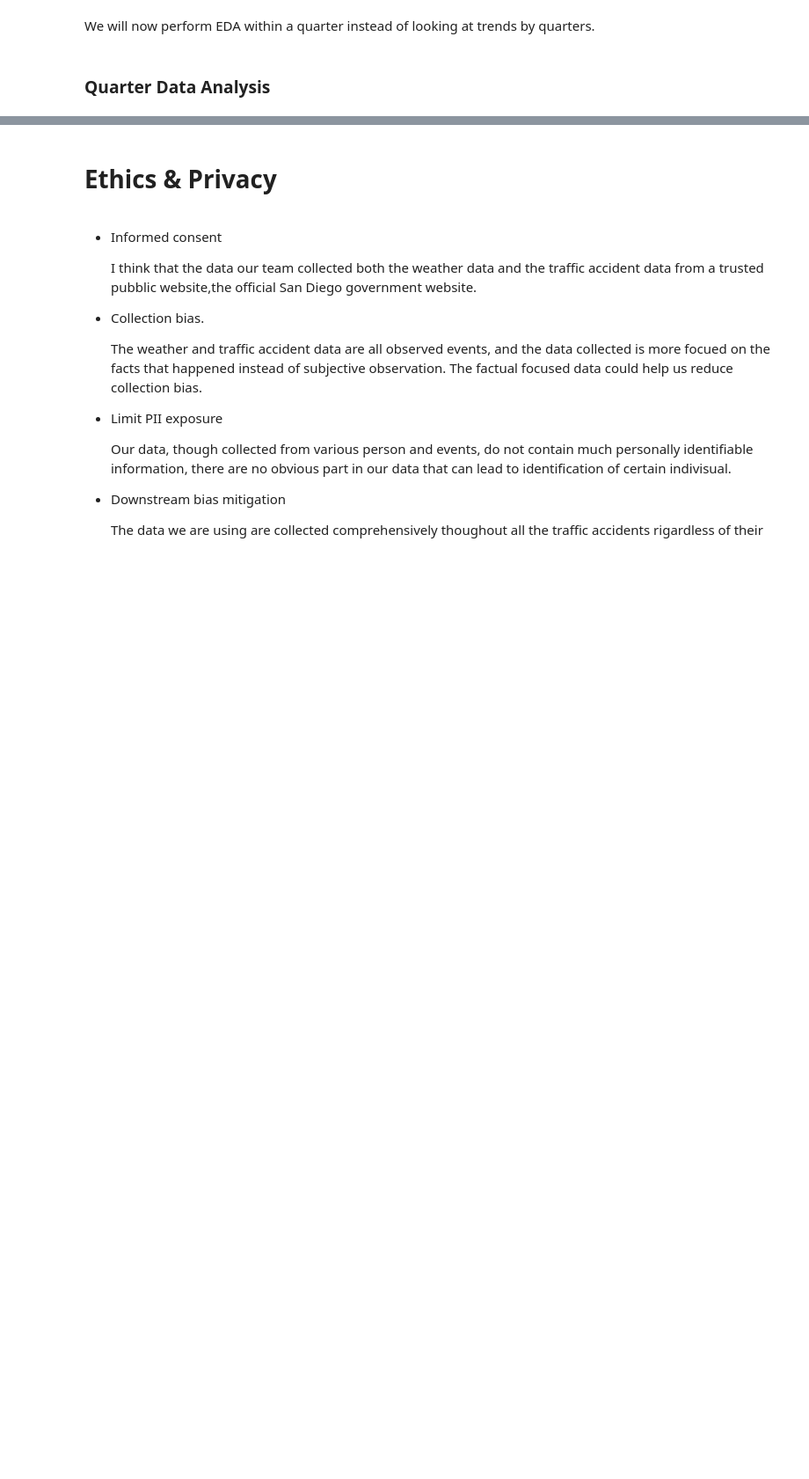
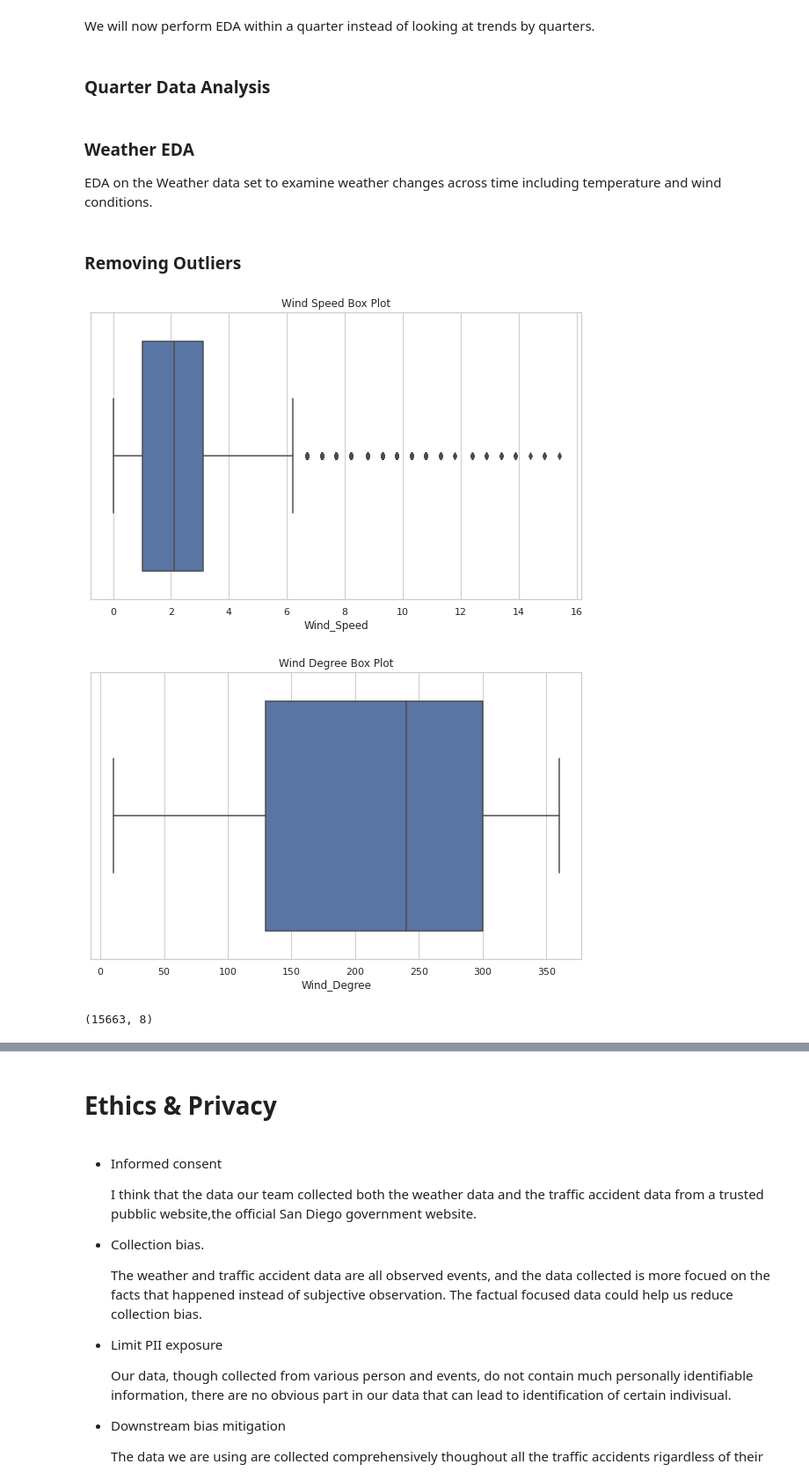
Before and after one commit to ahmadrakha1/COGS108_Repo, a Jupyter notebook: EDACheckpoint_Group088_FA23 (3).ipynb, the cells around one changed output, grey strips where cells are left out. Shown at 88% size. Drawn from its saved outputs; the diff is of its cells as text; code cells hidden in the pictures; blank space fills up the shorter version.

Commit message:
Weather EDA
updated jgnd

```diff
--- a/EDACheckpoint_Group088_FA23 (3).ipynb
+++ b/EDACheckpoint_Group088_FA23 (3).ipynb
@@ -425,3 +425,27 @@ plt.legend()
 
 daily_trend_sum_fall = plt.gcf()
 daily_trend_sum_fall.show()
+# %% [markdown]
+### Weather EDA
+
+EDA on the Weather data set to examine weather changes across time including temperature and wind conditions.
+# %% [markdown]
+### Removing Outliers
+# %%
+weather_df.loc[weather_df['Wind_Speed'] > 998, 'Wind_Speed'] = pd.NA
+weather_df.loc[weather_df['Wind_Degree'] > 998, 'Wind_Degree'] = pd.NA
+plt.figure(figsize=(10, 6))
+sns.boxplot(x=weather_df['Wind_Speed'])
+plt.title('Wind Speed Box Plot')
+plt.show()
+plt.figure(figsize=(10, 6))
+sns.boxplot(x=weather_df['Wind_Degree'])
+plt.title('Wind Degree Box Plot')
+plt.show()
+# %% [output]
+[figure, added]
+[figure, added]
+# %%
+weather_df.shape
+# %% [output]
+(15663, 8)
```
Also changed, not shown: parts of 17 cells of this notebook.
